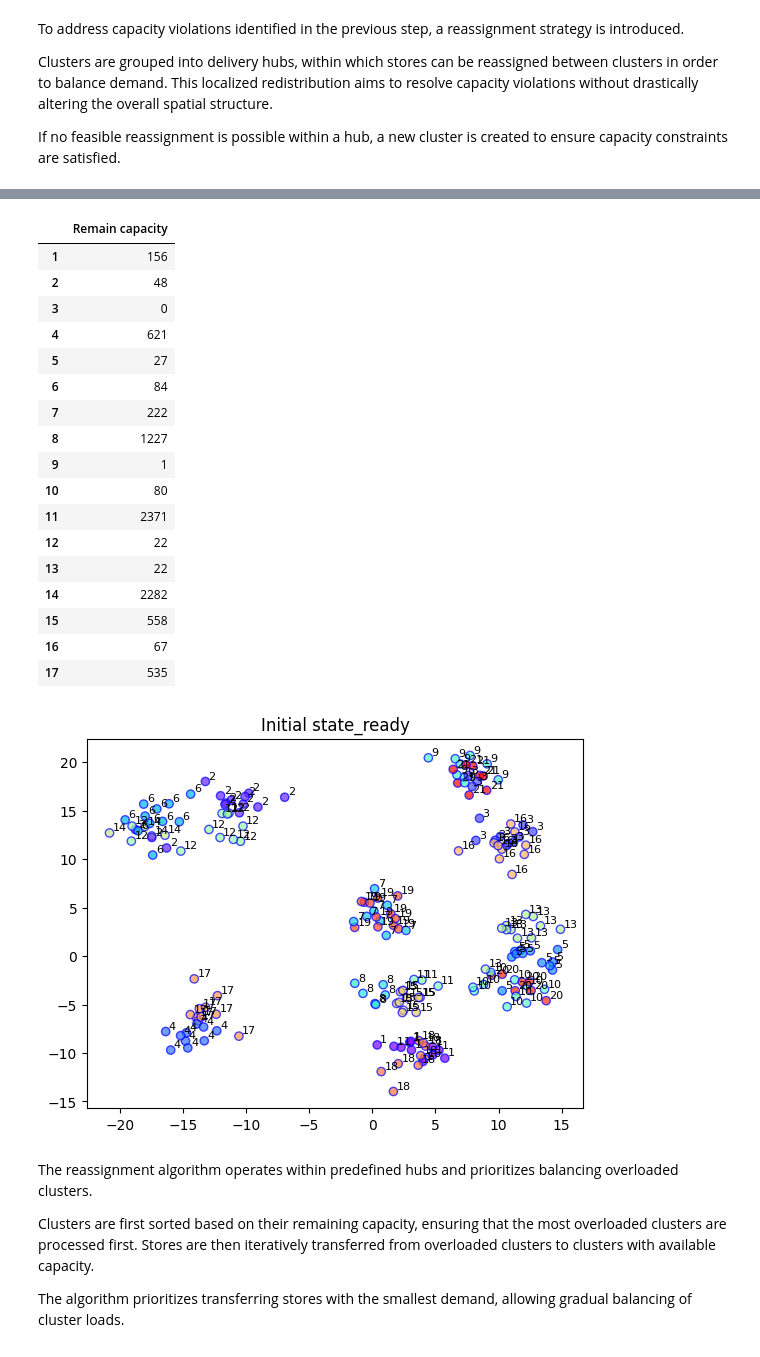
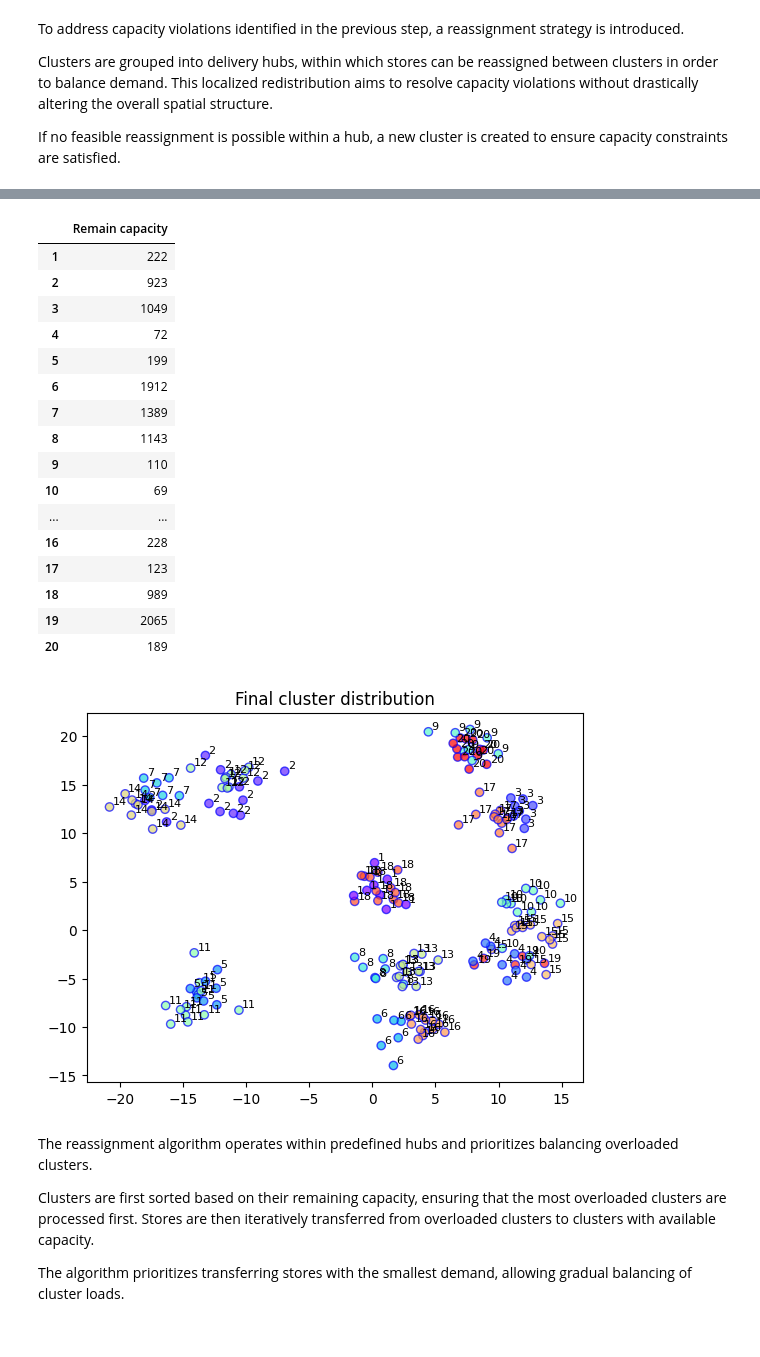
Before and after one commit to AwanRaskall/warehouse-location-and-fleet-forecasting, a Jupyter notebook: Vehicle_routing_optimization.ipynb, the cells around one changed output, grey strips where cells are left out. Cells and saved outputs as stored; diff of their text form; code cells hidden in the pictures.

```diff
--- a/Vehicle_routing_optimization.ipynb
+++ b/Vehicle_routing_optimization.ipynb
@@ -168,7 +168,7 @@ df_reassign = df_data.copy()
 cluster_capacity = (capacity - df_reassign.groupby('Cluster')['demand'].sum()).to_dict()
 # %%
 # define hubs
-hubs = [[2, 6, 12, 14], [4, 17], [1], [7], [8, 11, 15], [5, 10, 13], [3, 9, 16]]
+hubs = [[5, 11], [1], [2, 7, 12, 14], [8, 13], [6, 16], [4, 10, 15], [3, 17], [9]]
 # %%
 # add the column with hubs
 df_reassign['Hub'] = None
@@ -194,12 +194,4 @@ df_reassign
 200 rows × 5 columns
-# %%
-# sort clusters by remaining capacity (ascending)
-pairs = sorted(cluster_capacity.items(), key=lambda x: x[1])
-sorted_clusters, sorted_capacity = zip(*pairs)
-
-# convert back to lists if needed
-sorted_clusters = list(sorted_clusters)
-sorted_capacity = list(sorted_capacity)
 # %%
 # create a table that will contain the remaining carrying capacity for clusters
 capacity_table = pd.DataFrame(data = None, columns=['Remain capacity'], index = list(range(1, n_truck + 1)))
@@ -274,7 +266,7 @@ for hub in hubs:
                         remaining_capacity[receiver_idx] -= transfer_value
 
                         idxs = df_reassign[
-                            (df_reassign['demand'] == transfer_value) and
+                            (df_reassign['demand'] == transfer_value) &
                             (df_reassign['Cluster'] == hub[overloaded_idx])
                         ].index
 
@@ -302,38 +294,37 @@ for hub in hubs:
 capacity_table
 # %% [output]
 |  | Remain capacity |
-| 1 | 156 |
-| 2 | 48 |
-| 3 | 0 |
-| 4 | 621 |
-| 5 | 27 |
-| 6 | 84 |
-| 7 | 222 |
-| 8 | 1227 |
-| 9 | 1 |
-| 10 | 80 |
-| 11 | 2371 |
-| 12 | 22 |
-| 13 | 22 |
-| 14 | 2282 |
-| 15 | 558 |
-| 16 | 67 |
-| 17 | 535 |
+| 1 | 222 |
+| 2 | 923 |
+| 3 | 1049 |
+| 4 | 72 |
+| 5 | 199 |
+| 6 | 1912 |
+| 7 | 1389 |
+| 8 | 1143 |
+| 9 | 110 |
+| 10 | 69 |
+| ... | ... |
+| 16 | 228 |
+| 17 | 123 |
+| 18 | 989 |
+| 19 | 2065 |
+| 20 | 189 |
 # %%
 # visualization of new clusters
 xes_new = list(df_reassign.iloc[:, 0])
 yes_new = list(df_reassign.iloc[:, 1])
 labels_new = list(df_reassign.loc[:, 'Cluster'])
 # с отвечает за лэйблы и их цвет
 plt.scatter(xes_new, yes_new, c = labels_new, cmap = 'rainbow', alpha = 0.7, edgecolors = 'b')
 # подписи к кластерам
 for i, txt in enumerate(labels_new):
     plt.annotate(txt, (xes_new[i] + 0.25, yes_new[i] + 0.25), fontsize = 8)
 
-plt.title('Initial state_ready')
+plt.title('Final cluster distribution')
 plt.show()
 # %% [output]
-[figure, old version]
+[figure, new version]
 # %% [markdown]
 The reassignment algorithm operates within predefined hubs and prioritizes balancing overloaded clusters.
 
```
Also changed, not shown: parts of 3 cells of this notebook.
